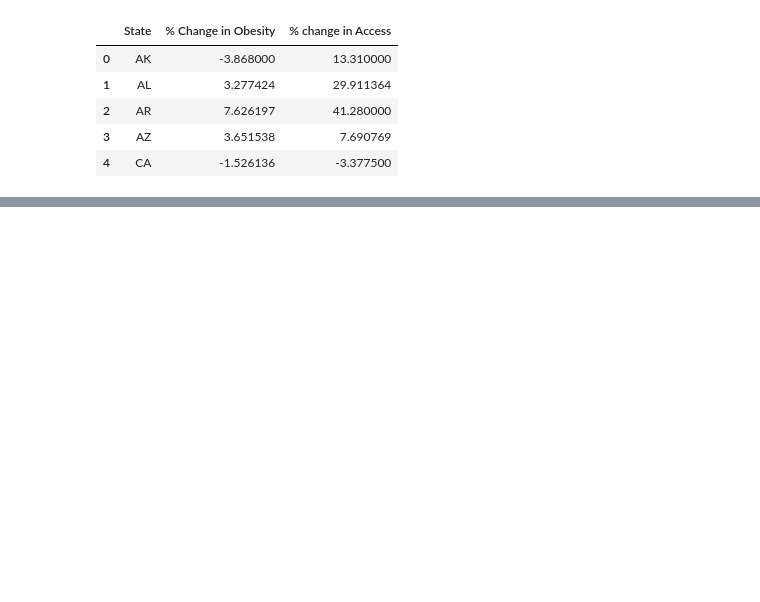
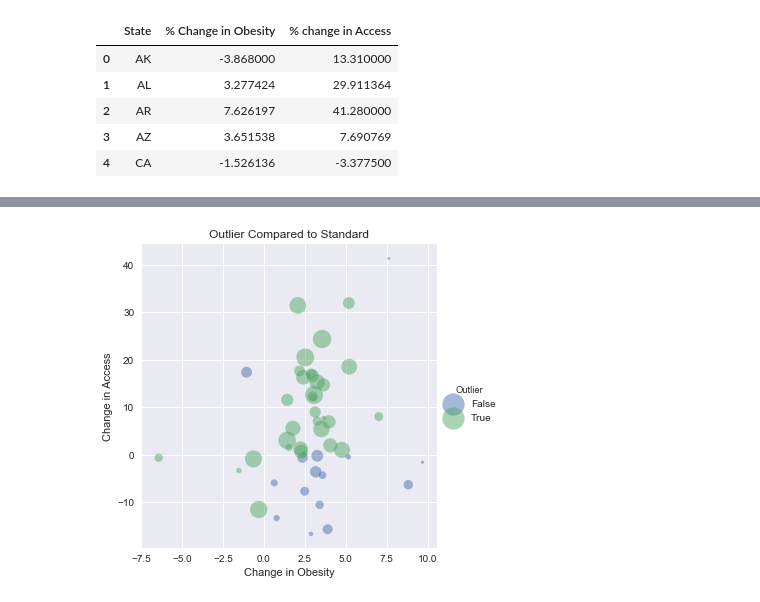
Before and after one commit to MBenner12/FoodDeserts-Project-, a Jupyter notebook: Blakemaster.pynb.ipynb, the cells around one changed output, grey strips where cells are left out. Cells and saved outputs as stored; diff of their text form; code cells hidden in the pictures; blank space fills up the shorter version.

```diff
--- a/Blakemaster.pynb.ipynb
+++ b/Blakemaster.pynb.ipynb
@@ -97,0 +153,23 @@ array(['State', 'Grocery 2009', 'Convenience 2009',
+# %%
+#False is Outlier
+
+import seaborn as sns
+sns.set()
+
+size = np.arange(0, 1000, 10)
+
+# Plot tip as a function of toal bill across days
+g = sns.lmplot(x="% Change in Obesity", y="% change in Access", hue="Outlier",
+               scatter_kws={"s": size, 'alpha':0.50,}, data=outlier_df, fit_reg=False)
+
+
+#plt.ylim(15, 45)
+#plt.xlim(0, 40)
+plt.xlabel('Change in Obesity')
+plt.ylabel('Change in Access')
+
+plt.title('Outlier Compared to Standard')
+
+plt.show()
+# %% [output]
+[figure, added]
```
Also changed, not shown: parts of 24 cells of this notebook.
